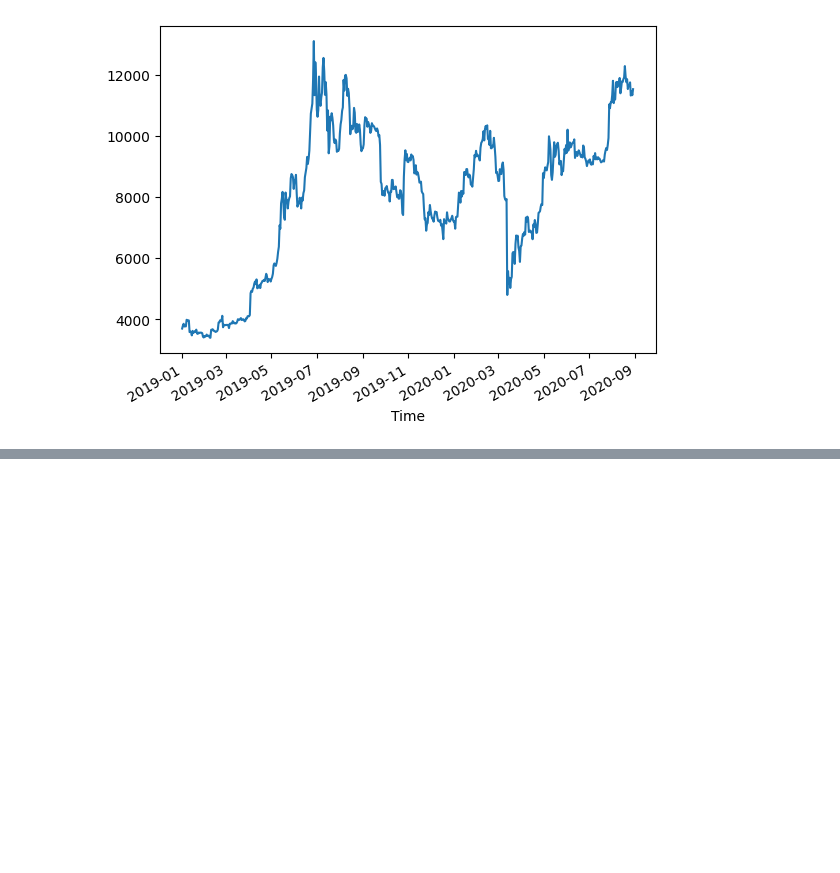
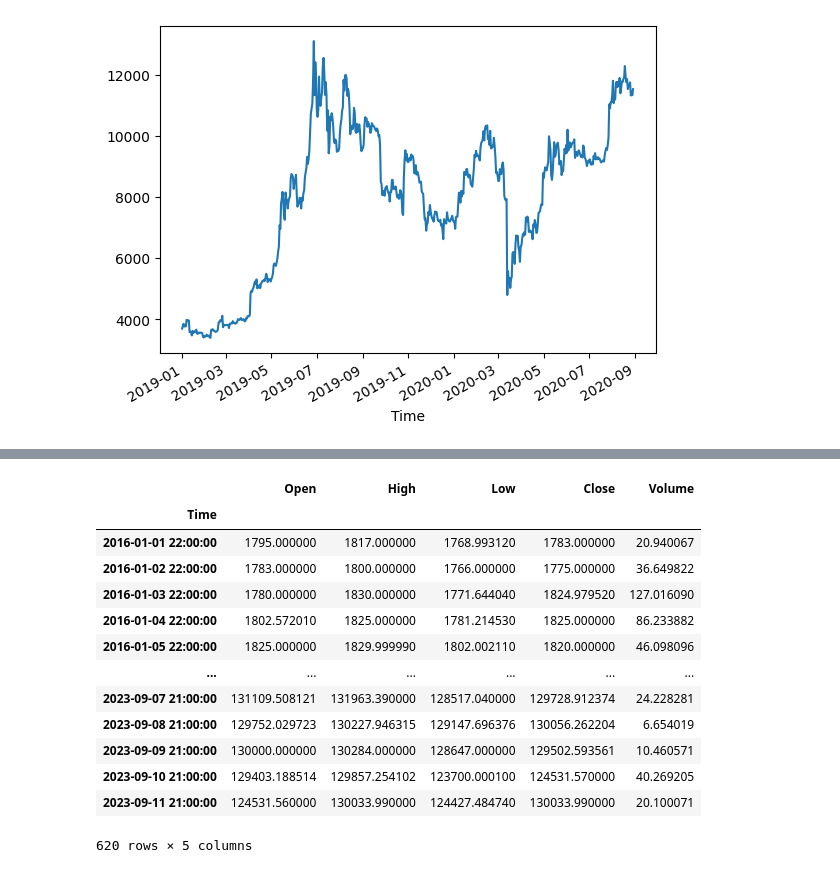
Before and after one commit to Moises-mfg/Analise-exploratoria-blockchain-Bitcoin, a Jupyter notebook: ccxt.ipynb, the cells around one changed output, grey strips where cells are left out. Cells and saved outputs as stored; diff of their text form; code cells hidden in the pictures; blank space fills up the shorter version.

```diff
--- a/ccxt.ipynb
+++ b/ccxt.ipynb
@@ -210,0 +338,17 @@ df = ohlcv(datelist, 'BTC/USDT', '1d')
+# %%
+df
+# %% [output]
+|  | Open | High | Low | Close | Volume |
+| Time |  |  |  |  |  |
+| 2016-01-01 22:00:00 | 1795.000000 | 1817.000000 | 1768.993120 | 1783.000000 | 20.940067 |
+| 2016-01-02 22:00:00 | 1783.000000 | 1800.000000 | 1766.000000 | 1775.000000 | 36.649822 |
+| 2016-01-03 22:00:00 | 1780.000000 | 1830.000000 | 1771.644040 | 1824.979520 | 127.016090 |
+| 2016-01-04 22:00:00 | 1802.572010 | 1825.000000 | 1781.214530 | 1825.000000 | 86.233882 |
+| 2016-01-05 22:00:00 | 1825.000000 | 1829.999990 | 1802.002110 | 1820.000000 | 46.098096 |
+| ... | ... | ... | ... | ... | ... |
+| 2023-09-07 21:00:00 | 131109.508121 | 131963.390000 | 128517.040000 | 129728.912374 | 24.228281 |
+| 2023-09-08 21:00:00 | 129752.029723 | 130227.946315 | 129147.696376 | 130056.262204 | 6.654019 |
+| 2023-09-09 21:00:00 | 130000.000000 | 130284.000000 | 128647.000000 | 129502.593561 | 10.460571 |
+| 2023-09-10 21:00:00 | 129403.188514 | 129857.254102 | 123700.000100 | 124531.570000 | 40.269205 |
+| 2023-09-11 21:00:00 | 124531.560000 | 130033.990000 | 124427.484740 | 130033.990000 | 20.100071 |
+620 rows × 5 columns
```
Also changed, not shown: parts of 11 cells of this notebook.
